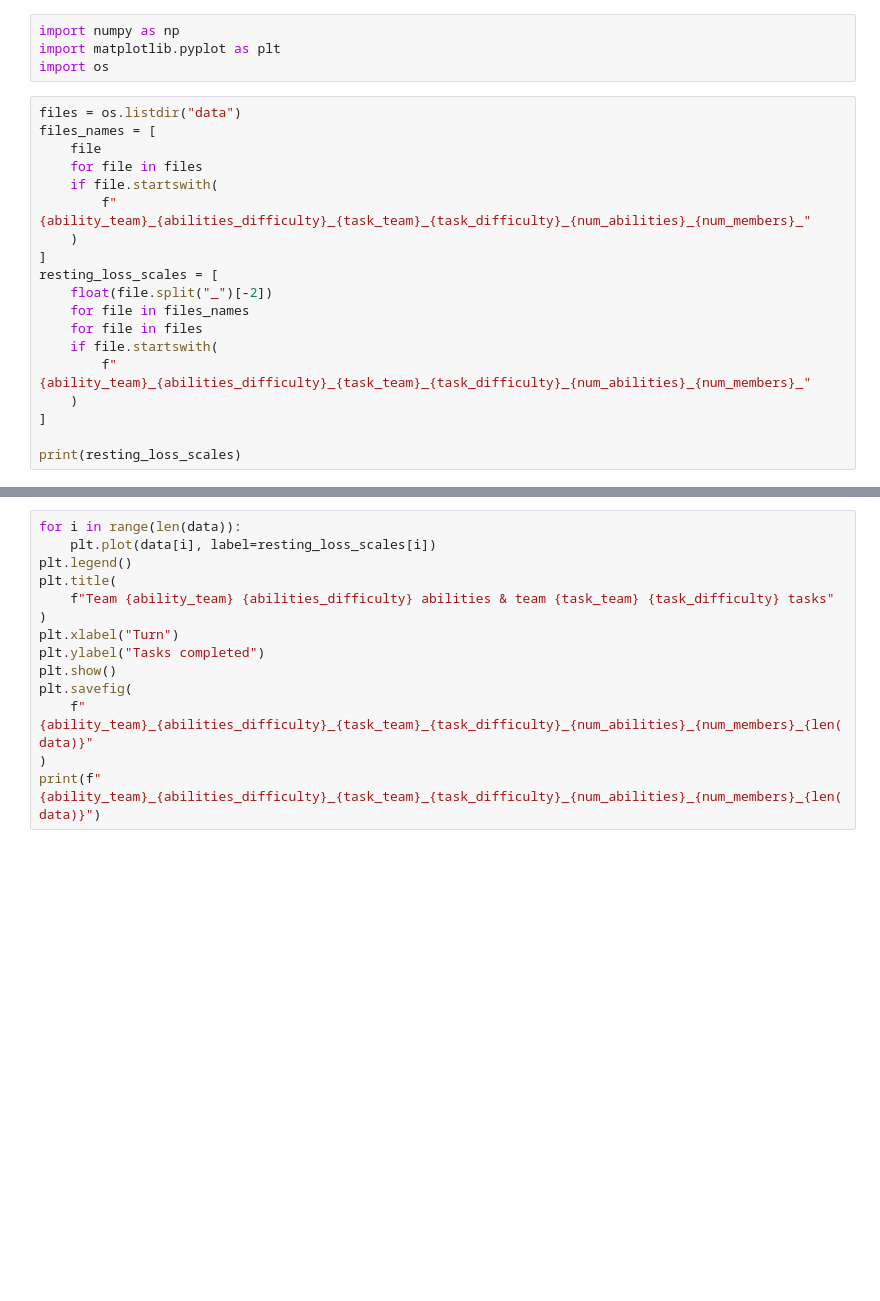
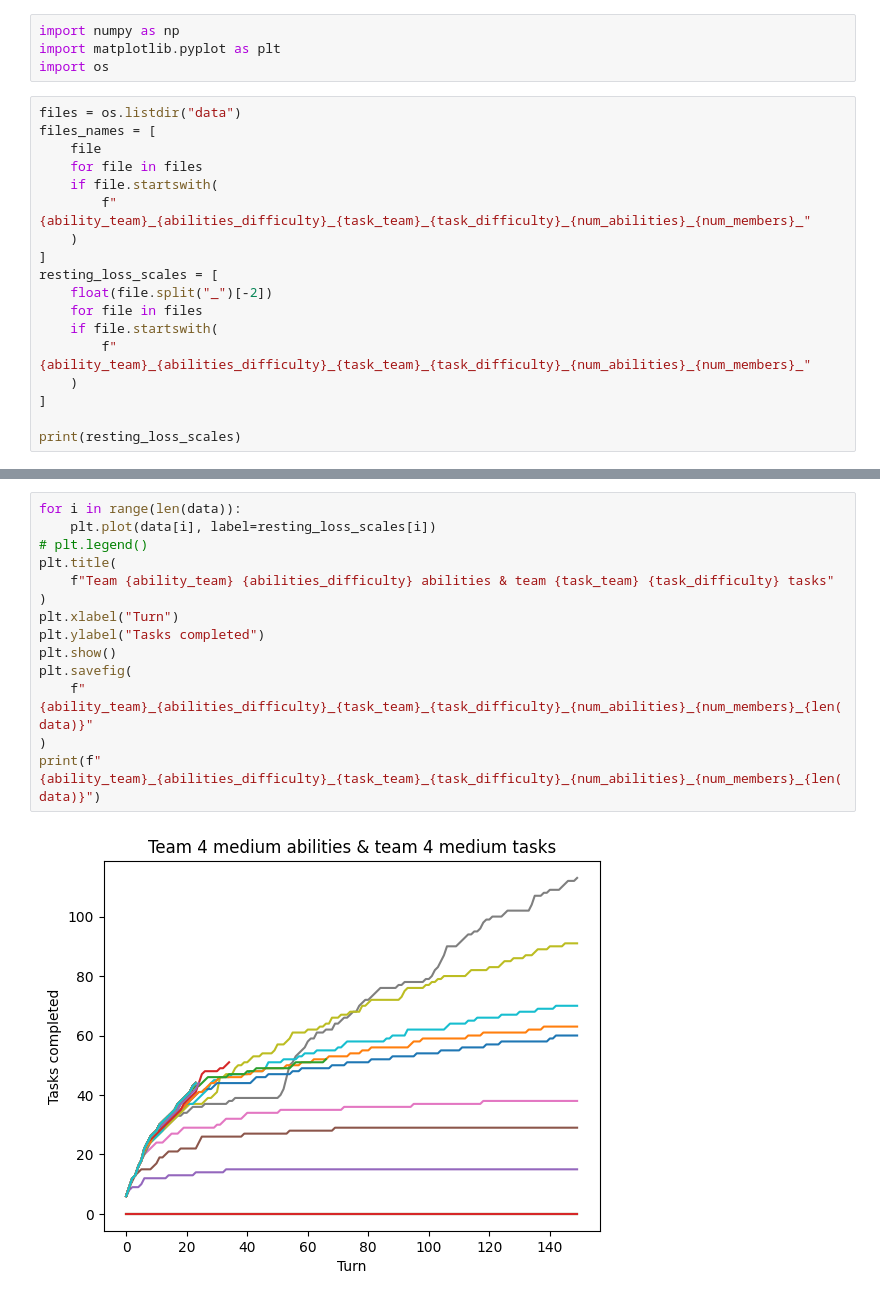
Before and after one commit to raavi02/Community, a Jupyter notebook: teams/team_6/simulation.ipynb, the cells around one changed output, grey strips where cells are left out. Saved outputs shown, nothing was run; the diff lists cells and outputs as text; blank space fills up the shorter version.

Commit message:
Plot simulations for resting loss.

```diff
--- a/teams/team_6/simulation.ipynb
+++ b/teams/team_6/simulation.ipynb
@@ -20,7 +20,6 @@ files_names = [
 ]
 resting_loss_scales = [
     float(file.split("_")[-2])
-    for file in files_names
     for file in files
     if file.startswith(
         f"{ability_team}_{abilities_difficulty}_{task_team}_{task_difficulty}_{num_abilities}_{num_members}_"
@@ -39,14 +58,16 @@ data
 # %%
 for i in range(len(data)):
     plt.plot(data[i], label=resting_loss_scales[i])
-plt.legend()
+# plt.legend()
 plt.title(
     f"Team {ability_team} {abilities_difficulty} abilities & team {task_team} {task_difficulty} tasks"
 )
 plt.xlabel("Turn")
 plt.ylabel("Tasks completed")
 plt.show()
 plt.savefig(
     f"{ability_team}_{abilities_difficulty}_{task_team}_{task_difficulty}_{num_abilities}_{num_members}_{len(data)}"
 )
 print(f"{ability_team}_{abilities_difficulty}_{task_team}_{task_difficulty}_{num_abilities}_{num_members}_{len(data)}")
+# %% [output]
+[figure, added]
```
Also changed, not shown: parts of 4 cells of this notebook, 2 other files.
